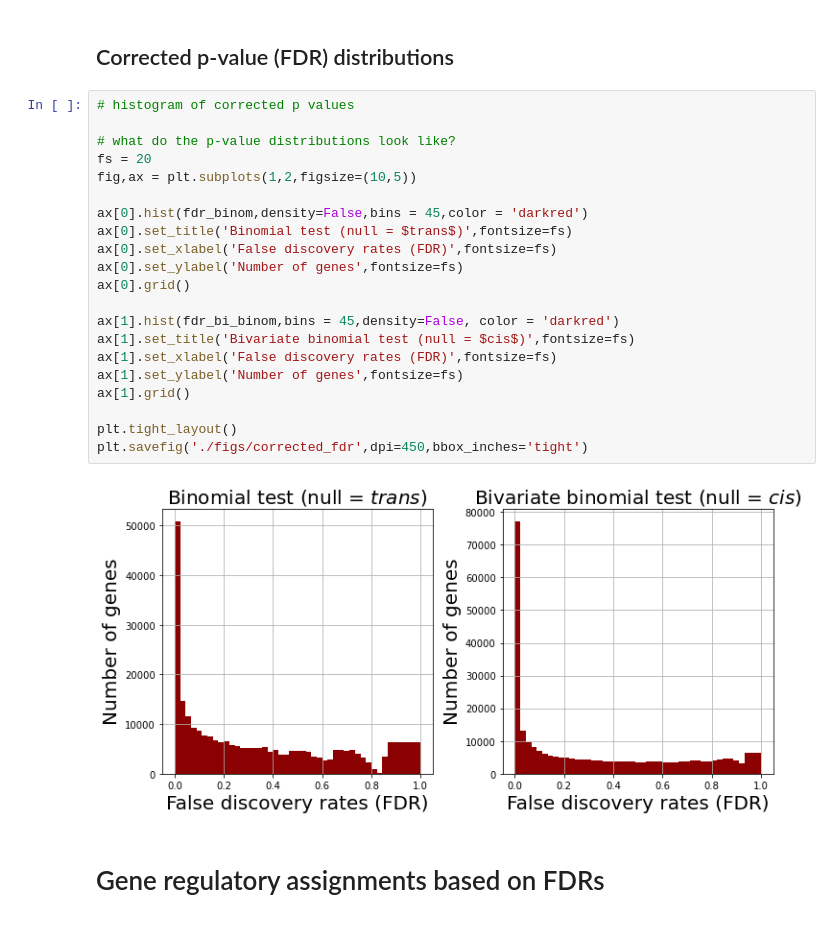
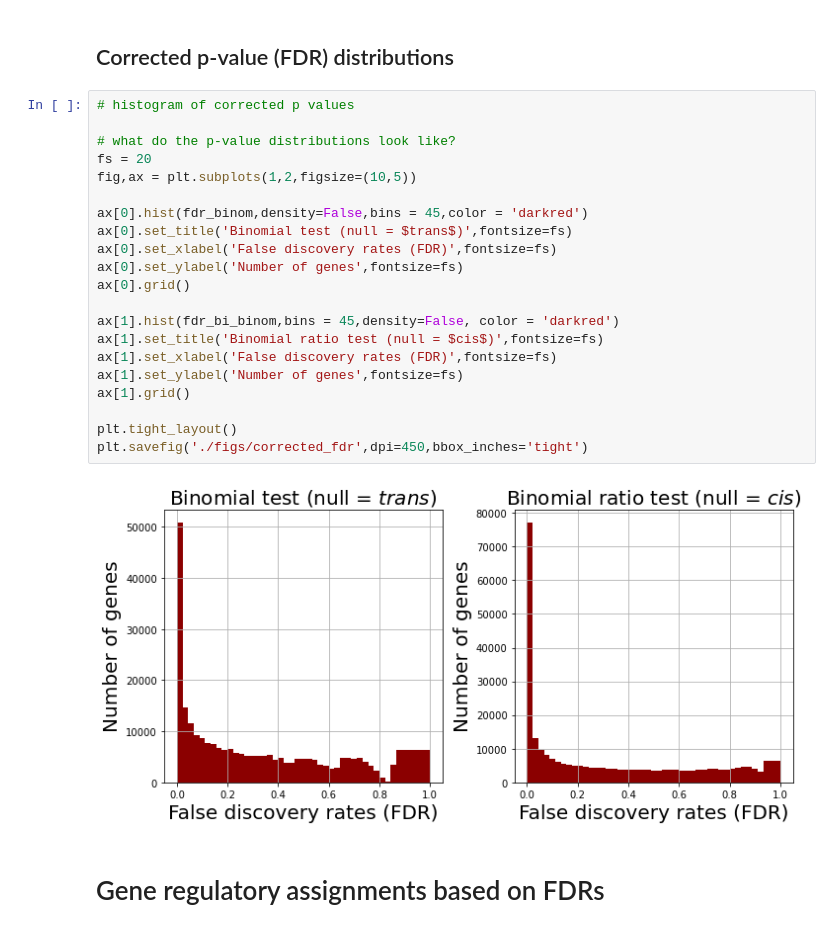
Before and after one commit to pachterlab/HCP_2024, a Jupyter notebook: analysis_Tsouris.ipynb, the cells around one changed output. Drawn from its saved outputs; the diff is of its cells as text.

```diff
--- a/analysis_Tsouris.ipynb
+++ b/analysis_Tsouris.ipynb
@@ -161,26 +161,26 @@ df = df.merge(df_binom,on='sample-gene')
 # %%
 # histogram of corrected p values
 
 # what do the p-value distributions look like?
 fs = 20
 fig,ax = plt.subplots(1,2,figsize=(10,5))
 
 ax[0].hist(fdr_binom,density=False,bins = 45,color = 'darkred')
 ax[0].set_title('Binomial test (null = $trans$)',fontsize=fs)
 ax[0].set_xlabel('False discovery rates (FDR)',fontsize=fs)
 ax[0].set_ylabel('Number of genes',fontsize=fs)
 ax[0].grid()
 
 ax[1].hist(fdr_bi_binom,bins = 45,density=False, color = 'darkred')
-ax[1].set_title('Bivariate binomial test (null = $cis$)',fontsize=fs)
+ax[1].set_title('Binomial ratio test (null = $cis$)',fontsize=fs)
 ax[1].set_xlabel('False discovery rates (FDR)',fontsize=fs)
 ax[1].set_ylabel('Number of genes',fontsize=fs)
 ax[1].grid()
 
 plt.tight_layout()
 plt.savefig('./figs/corrected_fdr',dpi=450,bbox_inches='tight')
 # %% [output]
-[figure, old version]
+[figure, new version]
 # %% [markdown]
 # Gene regulatory assignments based on FDRs
 # %%
```
Also changed, not shown: parts of 5 cells of this notebook, 1 other file.
